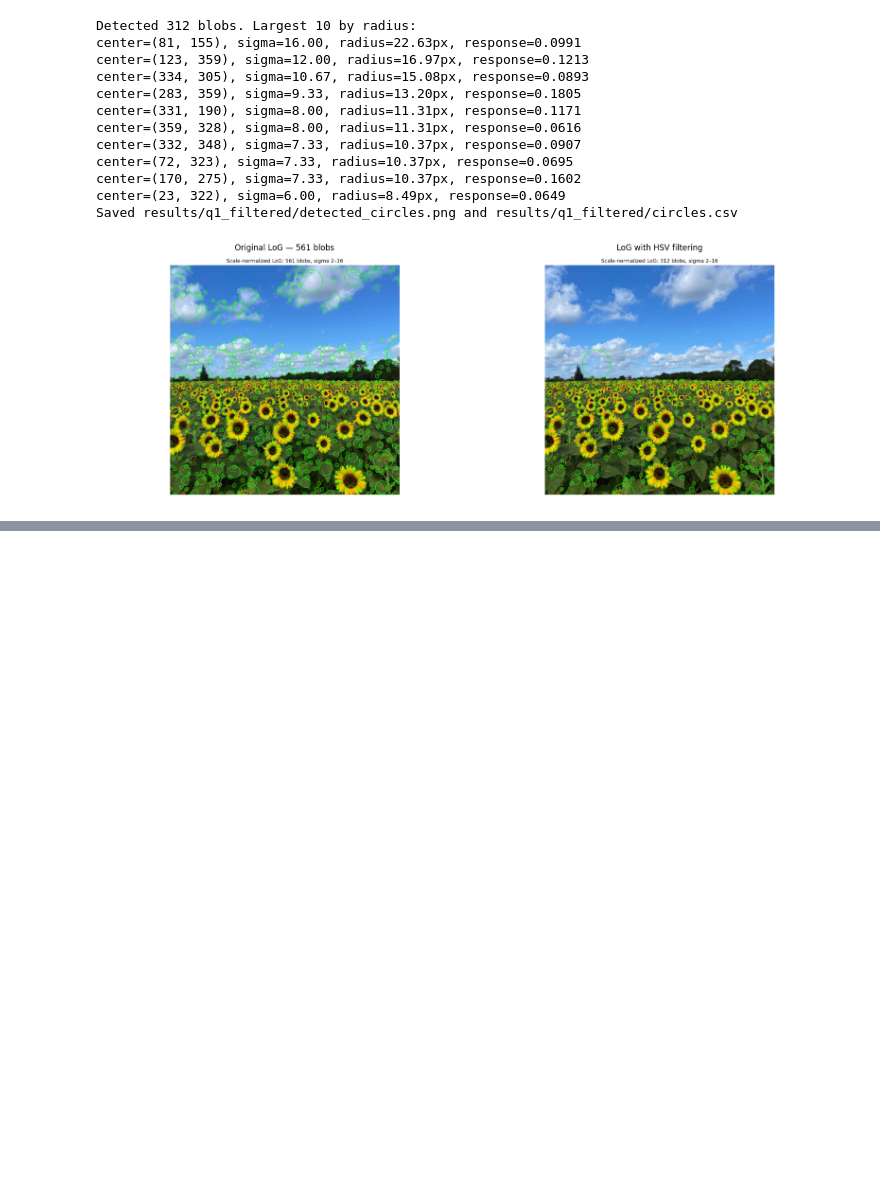
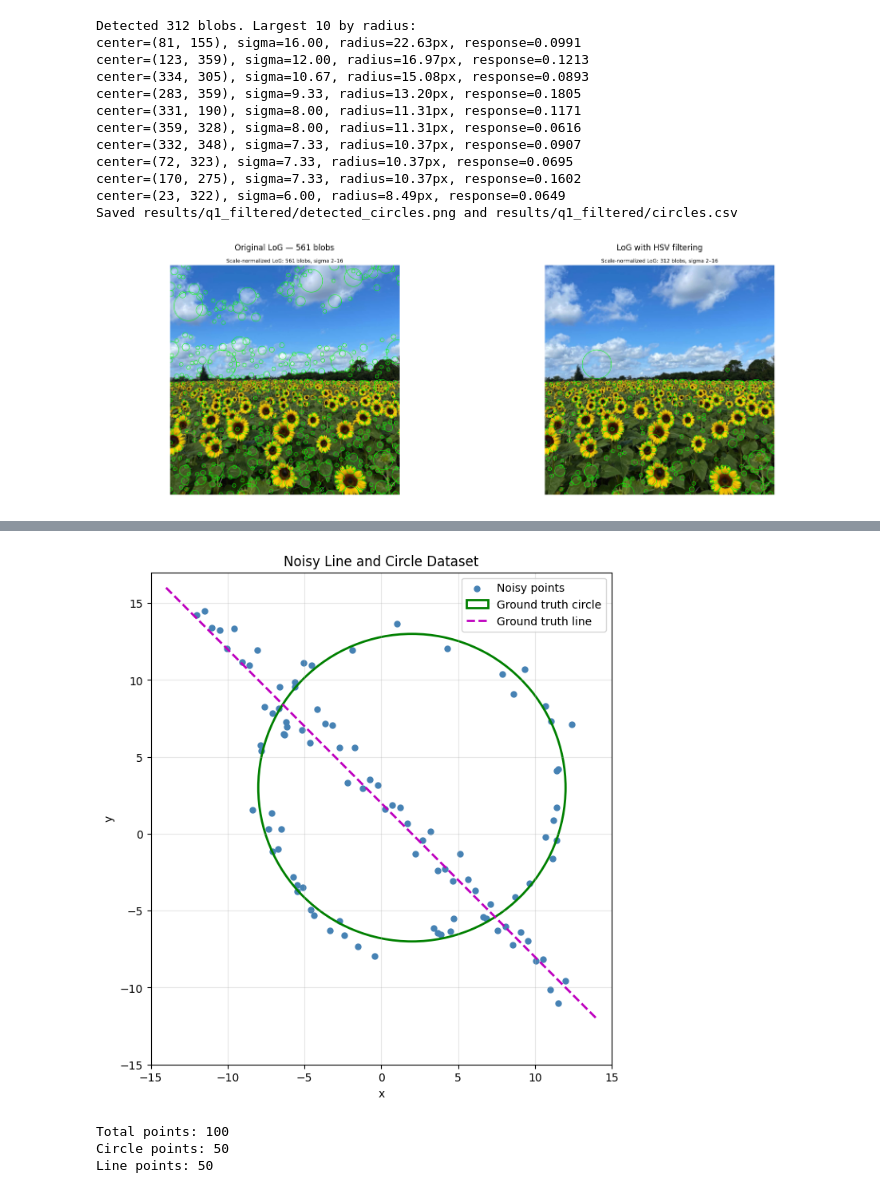
Before and after one commit to NisalJayaweera/EN3160-Fitting-and-Alignment, a Jupyter notebook: notebooks/Q1_Sunflower_Blob_Detection.ipynb, the cells around one changed output, grey strips where cells are left out. Cells and saved outputs as stored; diff of their text form; code cells hidden in the pictures; blank space fills up the shorter version.

```diff
--- a/notebooks/Q1_Sunflower_Blob_Detection.ipynb
+++ b/notebooks/Q1_Sunflower_Blob_Detection.ipynb
@@ -172,0 +167,73 @@ plt.show()
+# %%
+
+import numpy as np
+import matplotlib.pyplot as plt
+from scipy.optimize import minimize
+
+# Reproducibility
+np.random.seed(0)
+
+# Generate noisy circle points
+N = 100
+half_n = N // 2
+
+r_gt = 10
+x0_gt, y0_gt = 2, 3
+
+s_circle = r_gt / 16
+
+t = np.random.uniform(0, 2 * np.pi, half_n)
+n = s_circle * np.random.randn(half_n)
+
+x = x0_gt + (r_gt + n) * np.cos(t)
+y = y0_gt + (r_gt + n) * np.sin(t)
+
+X_circ = np.column_stack((x, y))
+
+# Generate noisy line points
+m_gt, b_gt = -1, 2
+s_line = 1.0
+
+x = np.linspace(-12, 12, half_n)
+y = m_gt * x + b_gt + s_line * np.random.randn(half_n)
+
+X_line = np.column_stack((x, y))
+
+# Combined dataset
+X = np.vstack((X_circ, X_line))
+
+# Plot
+fig, ax = plt.subplots(figsize=(8, 8))
+
+ax.scatter(X[:, 0], X[:, 1],
+           color="steelblue", s=25, label="Noisy points")
+
+circle_gt = plt.Circle(
+    (x0_gt, y0_gt), r_gt,
+    fill=False, color="green",
+    linewidth=2, label="Ground truth circle"
+)
+ax.add_patch(circle_gt)
+
+x_range = np.linspace(-14, 14, 300)
+ax.plot(x_range, m_gt * x_range + b_gt,
+        "m--", linewidth=2, label="Ground truth line")
+
+ax.set_aspect("equal")
+ax.set_xlim(-15, 15)
+ax.set_ylim(-15, 17)
+ax.set_xlabel("x")
+ax.set_ylabel("y")
+ax.set_title("Noisy Line and Circle Dataset")
+ax.grid(alpha=0.3)
+ax.legend()
+plt.show()
+
+print("Total points:", len(X))
+print("Circle points:", len(X_circ))
+print("Line points:", len(X_line))
+# %% [output]
+[figure, added]
+Total points: 100
+Circle points: 50
+Line points: 50
```
Also changed, not shown: parts of 16 cells of this notebook.
